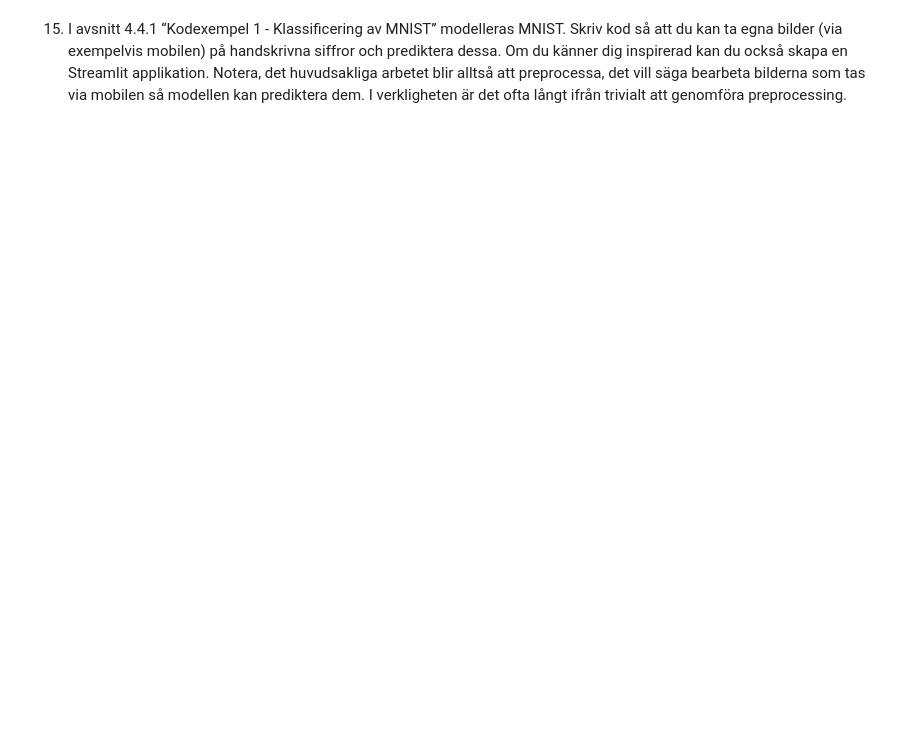
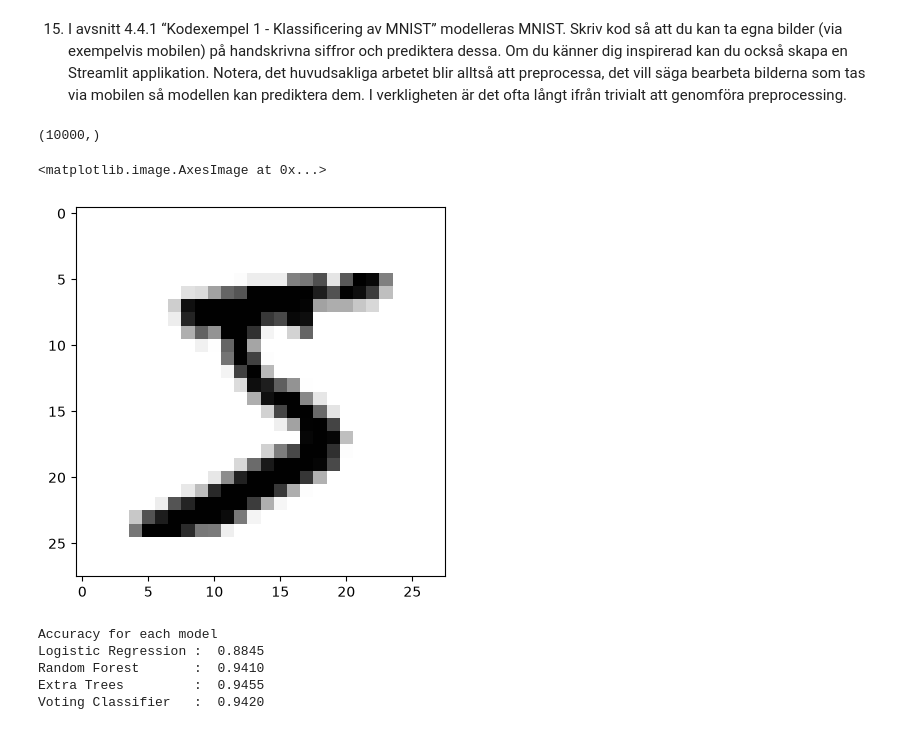
Before and after one commit to OscarWEdu/ai1kk, a Jupyter notebook: kap4.ipynb, the cells around one changed output. Drawn from its saved outputs; the diff is of its cells as text; code cells hidden in the pictures; blank space fills up the shorter version.

```diff
--- a/kap4.ipynb
+++ b/kap4.ipynb
@@ -205,0 +365,15 @@ ofta långt ifrån trivialt att genomföra preprocessing.
+# %%
+mnist = fetch_openml('mnist_784', version=1, cache=True, as_frame=False)
+X = mnist['data'][:10000]
+y = mnist['target'][:10000].astype(np.uint8)
+X.shape
+y.shape
+# %% [output]
+(10000,)
+# %%
+some_digit = X[0]
+some_digit_image = some_digit.reshape(28, 28)
+plt.imshow(some_digit_image, cmap=mpl.cm.binary)
+# %% [output]
+<matplotlib.image.AxesImage at 0x...>
+[figure, added]
@@ -205,0 +386,29 @@ ofta långt ifrån trivialt att genomföra preprocessing.
+# %%
+logreg_clf = LogisticRegression(max_iter=1000)
+random_forest_clf = RandomForestClassifier(n_estimators=100, random_state=42)
+extra_trees_clf = ExtraTreesClassifier(n_estimators=100, random_state=42)
+
+named_estimators = [
+    ("logreg_clf", logreg_clf),
+    ("random_forest_clf", random_forest_clf),
+    ("extra_trees_clf", extra_trees_clf)
+]
+
+voting_clf = VotingClassifier(named_estimators, voting='hard')
+
+models = [logreg_clf, random_forest_clf, extra_trees_clf, voting_clf]
+for model in models:
+    model.fit(X_train, y_train)
+
+print("Accuracy for each model")
+model_names = ["Logistic Regression", "Random Forest", "Extra Trees", "Voting Classifier"]
+
+for name, model in zip(model_names, models):
+    score = model.score(X_val, y_val)
+    print (f"{name:20s}: {score: .4f}")
+# %% [output]
+Accuracy for each model
+Logistic Regression :  0.8845
+Random Forest       :  0.9410
+Extra Trees         :  0.9455
+Voting Classifier   :  0.9420
```
Also changed, not shown: parts of 22 cells of this notebook, 3 other files.
